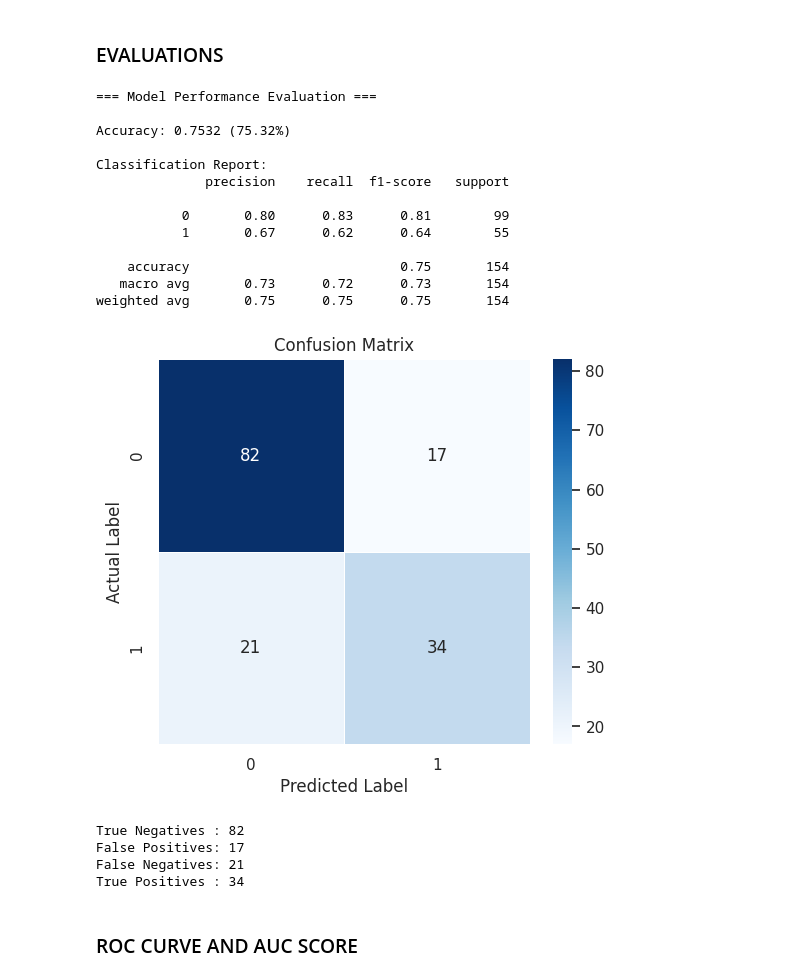
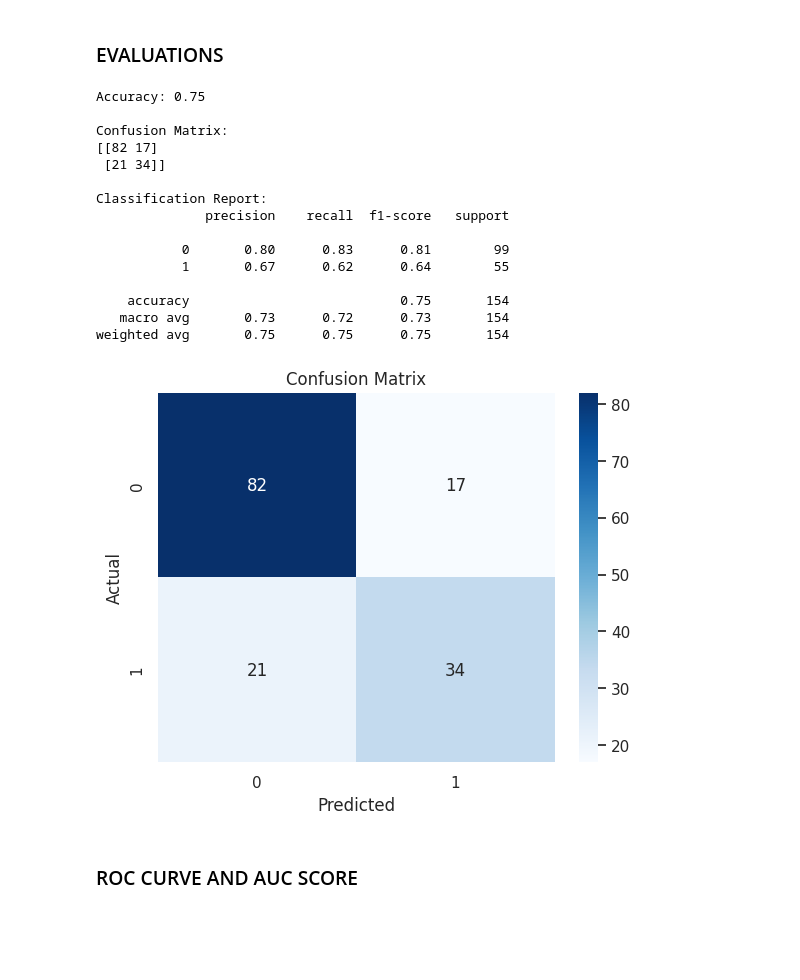
Before and after one commit to Daheeyah/Daheeyah, a Jupyter notebook: Welcome_To_Colab.ipynb, the cells around one changed output. Drawn from its saved outputs; the diff is of its cells as text; code cells hidden in the pictures; blank space fills up the shorter version.

```diff
--- a/Welcome_To_Colab.ipynb
+++ b/Welcome_To_Colab.ipynb
@@ -26,7 +27,7 @@ sns.set(style="whitegrid")
 # %% [markdown]
 ### UPLOADING THE DATASET (FROM KAGGLE)
 # %%
-df=pd.read_csv("/diabetes.csv")
+df=pd.read_csv("diabetes.csv")
 # %%
 print("first 5 rows of the dataset")
 print(df.head())
@@ -173,7 +220,7 @@ X_test = scaler.transform(X_test)
 # %% [markdown]
 ### TRAINING THE MODEL
 # %%
-model = LogisticRegression()
+model = LogisticRegression(max_iter=1000)
 
 model.fit(X_train, y_train)
 # %% [output]
@@ -186,48 +233,39 @@ y_prob = model.predict_proba(X_test)[:,1]
 # %% [markdown]
 ### EVALUATIONS
 # %%
-# Model Evaluation
-print("=== Model Performance Evaluation ===\n")
+accuracy = accuracy_score(y_test, y_pred)
+print(f"Accuracy: {accuracy:.2f}")   # e.g., 0.75 means 75% correct
 
-accuracy = accuracy_score(y_test, y_pred)
-print(f"Accuracy: {accuracy:.4f} ({accuracy*100:.2f}%)")
+print("\nConfusion Matrix:")
+print(confusion_matrix(y_test, y_pred))
 
 print("\nClassification Report:")
 print(classification_report(y_test, y_pred))
 
-# Confusion Matrix Visualization
+
 cm = confusion_matrix(y_test, y_pred)
-
-plt.figure(figsize=(6, 5))
-sns.heatmap(cm, annot=True, fmt='d', cmap='Blues', linewidths=0.5)
-plt.title("Confusion Matrix")
-plt.xlabel("Predicted Label")
-plt.ylabel("Actual Label")
+sns.heatmap(cm, annot=True, fmt='d', cmap='Blues')
+plt.xlabel('Predicted')
+plt.ylabel('Actual')
+plt.title('Confusion Matrix')
 plt.show()
-
-print(f"True Negatives : {cm[0][0]}")
-print(f"False Positives: {cm[0][1]}")
-print(f"False Negatives: {cm[1][0]}")
-print(f"True Positives : {cm[1][1]}")
 # %% [output]
-=== Model Performance Evaluation ===
+Accuracy: 0.75
 
-Accuracy: 0.7532 (75.32%)
+Confusion Matrix:
+[[82 17]
+ [21 34]]
 
 Classification Report:
               precision    recall  f1-score   support
 
            0       0.80      0.83      0.81        99
            1       0.67      0.62      0.64        55
 
     accuracy                           0.75       154
    macro avg       0.73      0.72      0.73       154
 weighted avg       0.75      0.75      0.75       154
-[figure, old version]
+[figure, new version]
-True Negatives : 82
-False Positives: 17
-False Negatives: 21
-True Positives : 34
 # %% [markdown]
 ### ROC CURVE AND AUC SCORE
 # %%
```
Also changed, not shown: parts of 13 cells of this notebook.
